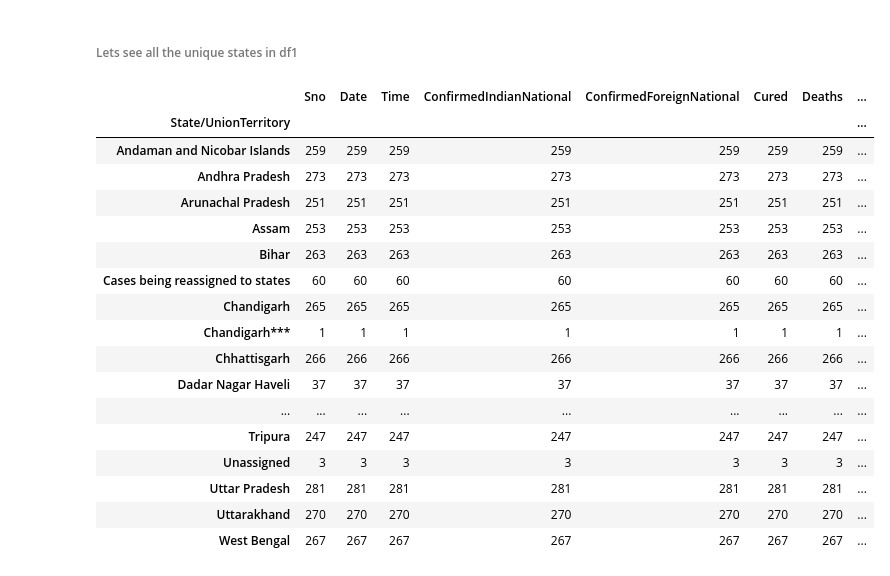
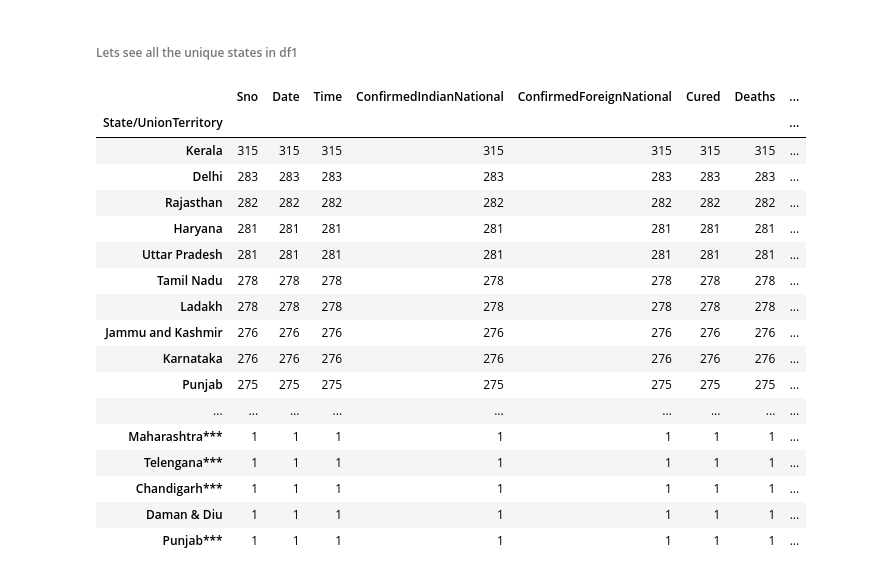
Before and after one commit to Spartan-119/Kaggle, a Jupyter notebook: Covid India.ipynb, the cells around one changed output. Saved outputs shown, nothing was run; the diff lists cells and outputs as text; code cells hidden in the pictures.

```diff
--- a/Covid India.ipynb
+++ b/Covid India.ipynb
@@ -9,0 +7,3 @@ df1.head()
+# %%
+df1 = pd.read_csv('C:/Users/HCL/Desktop/archive/covid_19_india.csv')
+df1.head()
@@ -67,23 +74,23 @@ df2.describe()
 ###### Lets see all the unique states in df1
 # %%
 states = df1['State/UnionTerritory'].unique()
-df1.groupby(df1['State/UnionTerritory']).count()
+df1.groupby(df1['State/UnionTerritory']).count().sort_values(['Sno'], ascending = False)
 # %% [output]
 |  | Sno | Date | Time | ConfirmedIndianNational | ConfirmedForeignNational | Cured | Deaths | ... |
 | State/UnionTerritory |  |  |  |  |  |  |  | ... |
-| Andaman and Nicobar Islands | 259 | 259 | 259 | 259 | 259 | 259 | 259 | ... |
-| Andhra Pradesh | 273 | 273 | 273 | 273 | 273 | 273 | 273 | ... |
-| Arunachal Pradesh | 251 | 251 | 251 | 251 | 251 | 251 | 251 | ... |
-| Assam | 253 | 253 | 253 | 253 | 253 | 253 | 253 | ... |
-| Bihar | 263 | 263 | 263 | 263 | 263 | 263 | 263 | ... |
-| Cases being reassigned to states | 60 | 60 | 60 | 60 | 60 | 60 | 60 | ... |
-| Chandigarh | 265 | 265 | 265 | 265 | 265 | 265 | 265 | ... |
+| Kerala | 315 | 315 | 315 | 315 | 315 | 315 | 315 | ... |
+| Delhi | 283 | 283 | 283 | 283 | 283 | 283 | 283 | ... |
+| Rajasthan | 282 | 282 | 282 | 282 | 282 | 282 | 282 | ... |
+| Haryana | 281 | 281 | 281 | 281 | 281 | 281 | 281 | ... |
+| Uttar Pradesh | 281 | 281 | 281 | 281 | 281 | 281 | 281 | ... |
+| Tamil Nadu | 278 | 278 | 278 | 278 | 278 | 278 | 278 | ... |
+| Ladakh | 278 | 278 | 278 | 278 | 278 | 278 | 278 | ... |
+| Jammu and Kashmir | 276 | 276 | 276 | 276 | 276 | 276 | 276 | ... |
+| Karnataka | 276 | 276 | 276 | 276 | 276 | 276 | 276 | ... |
+| Punjab | 275 | 275 | 275 | 275 | 275 | 275 | 275 | ... |
+| ... | ... | ... | ... | ... | ... | ... | ... | ... |
+| Maharashtra*** | 1 | 1 | 1 | 1 | 1 | 1 | 1 | ... |
+| Telengana*** | 1 | 1 | 1 | 1 | 1 | 1 | 1 | ... |
 | Chandigarh*** | 1 | 1 | 1 | 1 | 1 | 1 | 1 | ... |
-| Chhattisgarh | 266 | 266 | 266 | 266 | 266 | 266 | 266 | ... |
-| Dadar Nagar Haveli | 37 | 37 | 37 | 37 | 37 | 37 | 37 | ... |
-| ... | ... | ... | ... | ... | ... | ... | ... | ... |
-| Tripura | 247 | 247 | 247 | 247 | 247 | 247 | 247 | ... |
-| Unassigned | 3 | 3 | 3 | 3 | 3 | 3 | 3 | ... |
-| Uttar Pradesh | 281 | 281 | 281 | 281 | 281 | 281 | 281 | ... |
-| Uttarakhand | 270 | 270 | 270 | 270 | 270 | 270 | 270 | ... |
-| West Bengal | 267 | 267 | 267 | 267 | 267 | 267 | 267 | ... |
+| Daman & Diu | 1 | 1 | 1 | 1 | 1 | 1 | 1 | ... |
+| Punjab*** | 1 | 1 | 1 | 1 | 1 | 1 | 1 | ... |
```
Also changed, not shown: parts of 7 cells of this notebook.
